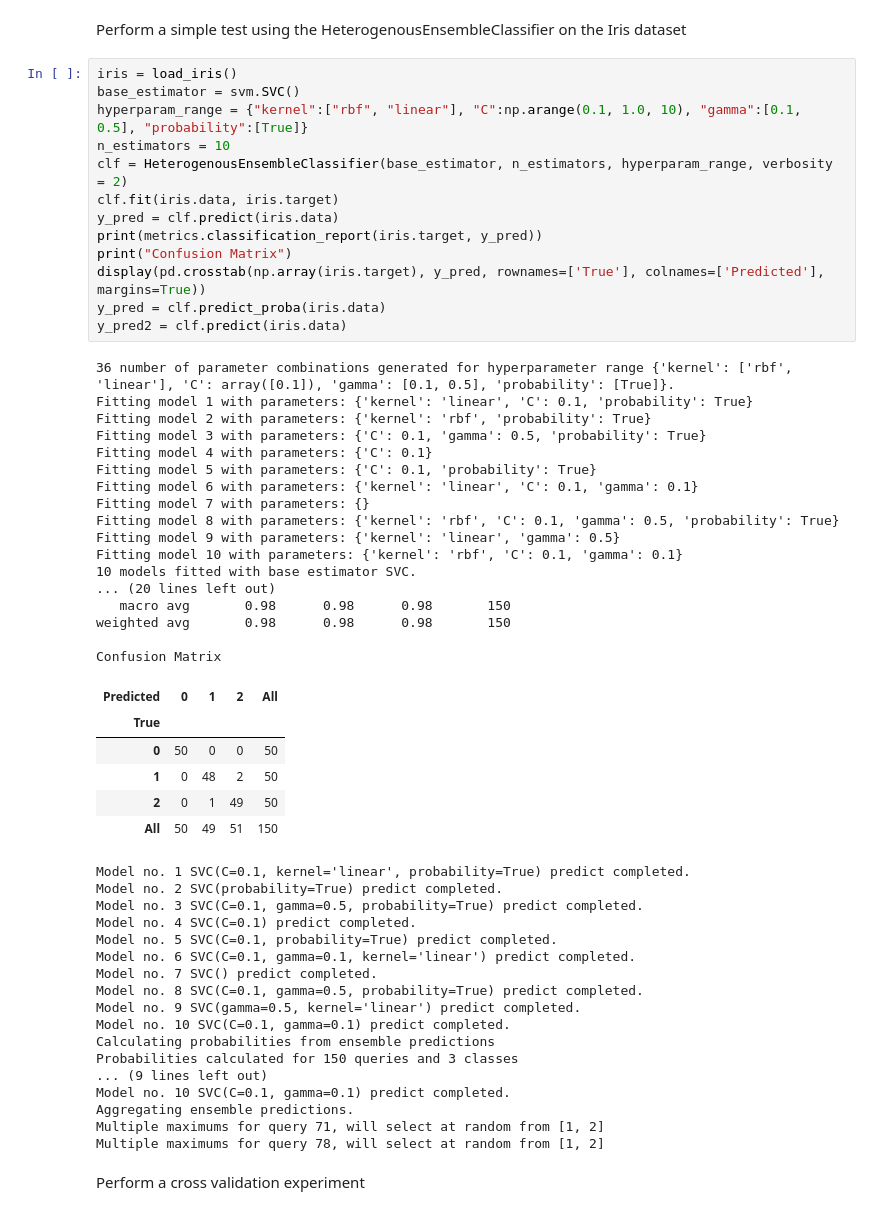
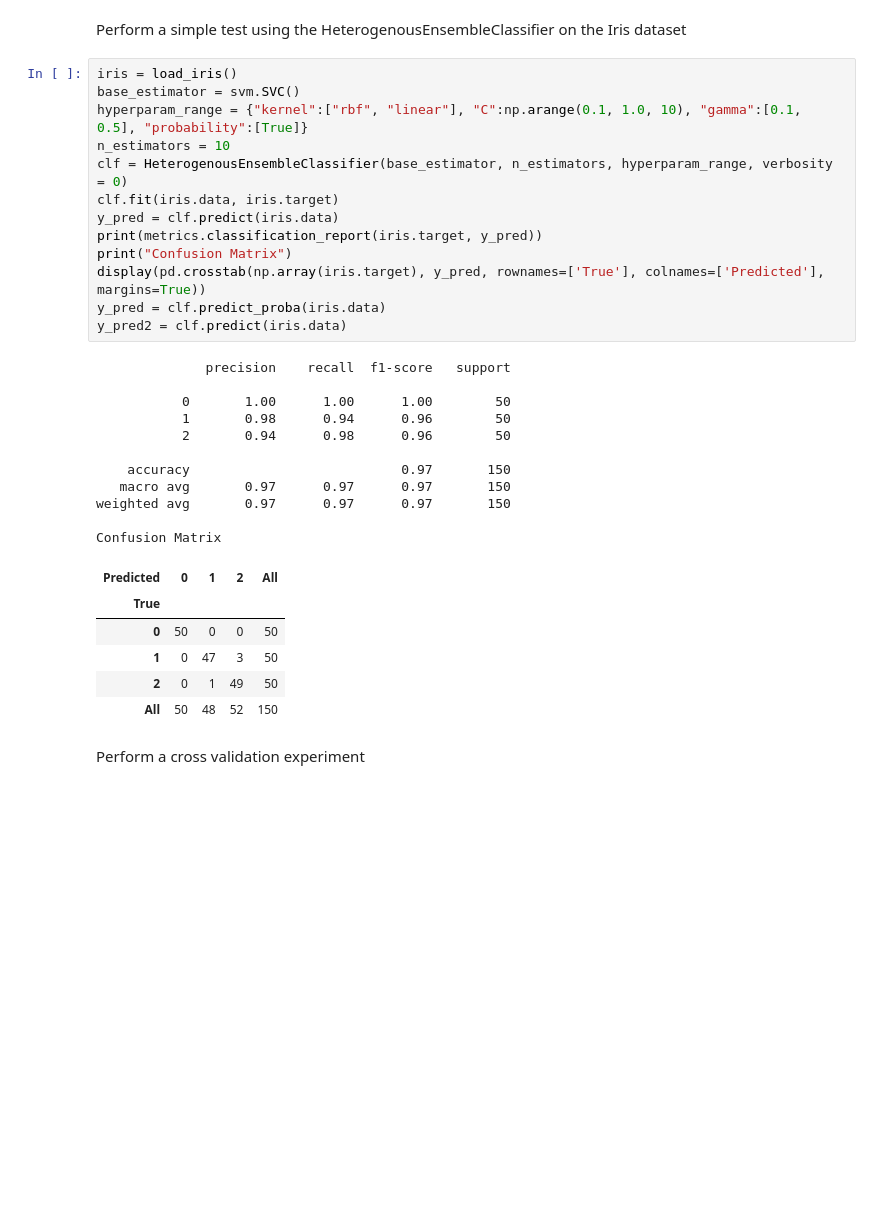
Before and after one commit to finolacahill/heterogeneousEnsemble, a Jupyter notebook: Assignment1_HeterogenousEnsembleClassifiers.ipynb, the cells around one changed output. Drawn from its saved outputs; the diff is of its cells as text; blank space fills up the shorter version.

```diff
--- a/Assignment1_HeterogenousEnsembleClassifiers.ipynb
+++ b/Assignment1_HeterogenousEnsembleClassifiers.ipynb
@@ -305,57 +326,34 @@ Perform a simple test using the HeterogenousEnsembleClassifier on the Iris datas
 # %%
 iris = load_iris()
 base_estimator = svm.SVC()
 hyperparam_range = {"kernel":["rbf", "linear"], "C":np.arange(0.1, 1.0, 10), "gamma":[0.1, 0.5], "probability":[True]}
 n_estimators = 10
-clf = HeterogenousEnsembleClassifier(base_estimator, n_estimators, hyperparam_range, verbosity = 2)
+clf = HeterogenousEnsembleClassifier(base_estimator, n_estimators, hyperparam_range, verbosity = 0)
 clf.fit(iris.data, iris.target)
 y_pred = clf.predict(iris.data)
 print(metrics.classification_report(iris.target, y_pred))
 print("Confusion Matrix")
 display(pd.crosstab(np.array(iris.target), y_pred, rownames=['True'], colnames=['Predicted'], margins=True))
 y_pred = clf.predict_proba(iris.data)
 y_pred2 = clf.predict(iris.data)
 # %% [output]
-36 number of parameter combinations generated for hyperparameter range {'kernel': ['rbf', 'linear'], 'C': array([0.1]), 'gamma': [0.1, 0.5], 'probability': [True]}.
-Fitting model 1 with parameters: {'kernel': 'linear', 'C': 0.1, 'probability': True}
-Fitting model 2 with parameters: {'kernel': 'rbf', 'probability': True}
-Fitting model 3 with parameters: {'C': 0.1, 'gamma': 0.5, 'probability': True}
-Fitting model 4 with parameters: {'C': 0.1}
-Fitting model 5 with parameters: {'C': 0.1, 'probability': True}
-Fitting model 6 with parameters: {'kernel': 'linear', 'C': 0.1, 'gamma': 0.1}
-Fitting model 7 with parameters: {}
-Fitting model 8 with parameters: {'kernel': 'rbf', 'C': 0.1, 'gamma': 0.5, 'probability': True}
-Fitting model 9 with parameters: {'kernel': 'linear', 'gamma': 0.5}
-Fitting model 10 with parameters: {'kernel': 'rbf', 'C': 0.1, 'gamma': 0.1}
-10 models fitted with base estimator SVC.
-... (20 lines left out)
-   macro avg       0.98      0.98      0.98       150
-weighted avg       0.98      0.98      0.98       150
+              precision    recall  f1-score   support
+
+           0       1.00      1.00      1.00        50
+           1       0.98      0.94      0.96        50
+           2       0.94      0.98      0.96        50
+
+    accuracy                           0.97       150
+   macro avg       0.97      0.97      0.97       150
+weighted avg       0.97      0.97      0.97       150
 
 Confusion Matrix
 | Predicted | 0 | 1 | 2 | All |
 | True |  |  |  |  |
 | 0 | 50 | 0 | 0 | 50 |
-| 1 | 0 | 48 | 2 | 50 |
+| 1 | 0 | 47 | 3 | 50 |
 | 2 | 0 | 1 | 49 | 50 |
-| All | 50 | 49 | 51 | 150 |
+| All | 50 | 48 | 52 | 150 |
-Model no. 1 SVC(C=0.1, kernel='linear', probability=True) predict completed.
-Model no. 2 SVC(probability=True) predict completed.
-Model no. 3 SVC(C=0.1, gamma=0.5, probability=True) predict completed.
-Model no. 4 SVC(C=0.1) predict completed.
-Model no. 5 SVC(C=0.1, probability=True) predict completed.
-Model no. 6 SVC(C=0.1, gamma=0.1, kernel='linear') predict completed.
-Model no. 7 SVC() predict completed.
-Model no. 8 SVC(C=0.1, gamma=0.5, probability=True) predict completed.
-Model no. 9 SVC(gamma=0.5, kernel='linear') predict completed.
-Model no. 10 SVC(C=0.1, gamma=0.1) predict completed.
-Calculating probabilities from ensemble predictions
-Probabilities calculated for 150 queries and 3 classes
-... (9 lines left out)
-Model no. 10 SVC(C=0.1, gamma=0.1) predict completed.
-Aggregating ensemble predictions.
-Multiple maximums for query 71, will select at random from [1, 2]
-Multiple maximums for query 78, will select at random from [1, 2]
 # %% [markdown]
 Perform a cross validation experiment
 # %%
```
Also changed, not shown: parts of 51 cells of this notebook.
